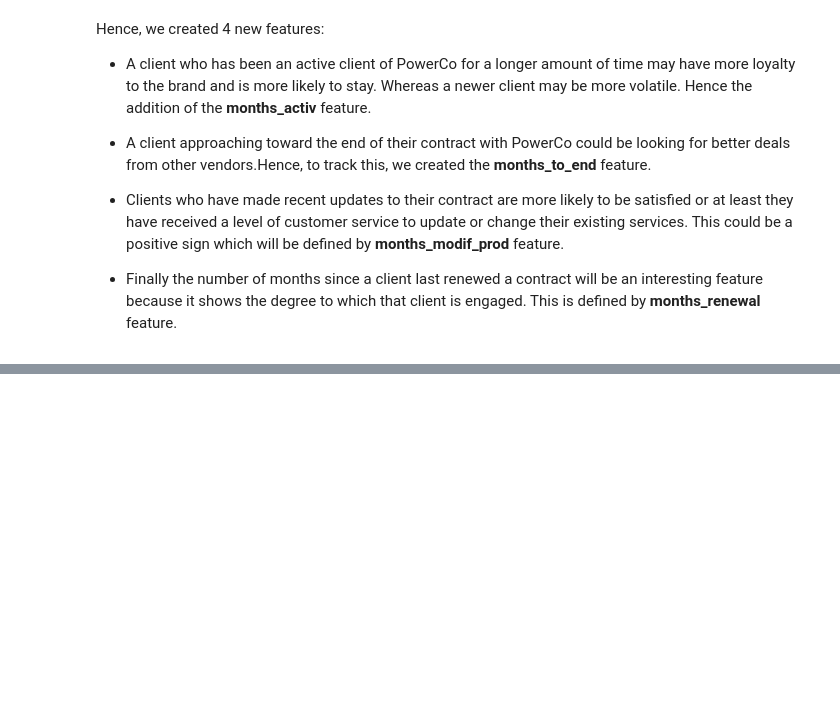
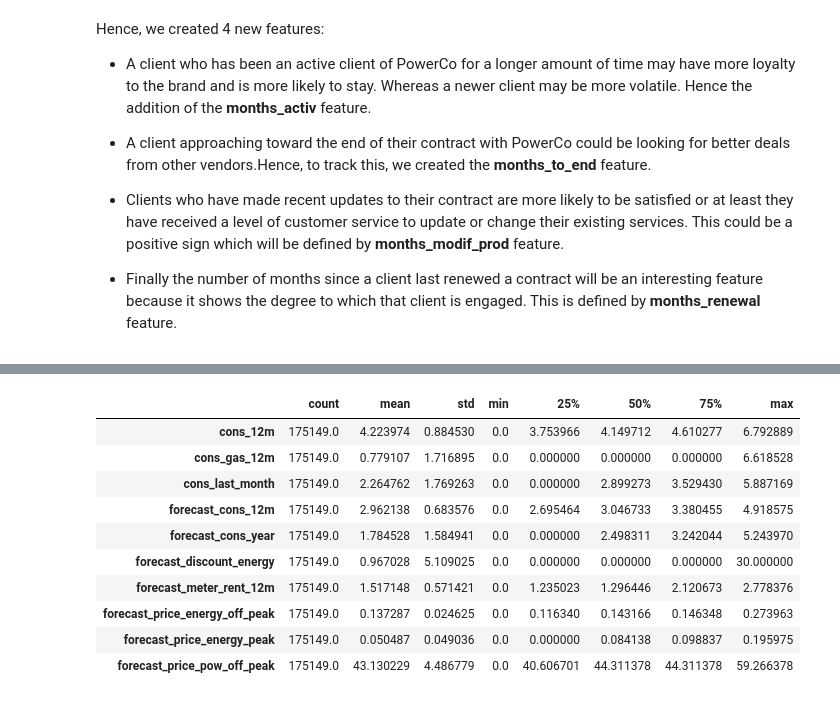
Before and after one commit to rajathAgalkote/BCG_PowerCo_CustomerChurn_Prediction, a Jupyter notebook: Task-03/feature_engineering.ipynb, the cells around one changed output, grey strips where cells are left out. Drawn from its saved outputs; the diff is of its cells as text; code cells hidden in the pictures; blank space fills up the shorter version.

```diff
--- a/Task-03/feature_engineering.ipynb
+++ b/Task-03/feature_engineering.ipynb
@@ -361,0 +491,14 @@ Index(['id', 'price_date', 'price_off_peak_var', 'price_peak_var',
+# %%
+df[skewed].describe().T
+# %% [output]
+|  | count | mean | std | min | 25% | 50% | 75% | max |
+| cons_12m | 175149.0 | 4.223974 | 0.884530 | 0.0 | 3.753966 | 4.149712 | 4.610277 | 6.792889 |
+| cons_gas_12m | 175149.0 | 0.779107 | 1.716895 | 0.0 | 0.000000 | 0.000000 | 0.000000 | 6.618528 |
+| cons_last_month | 175149.0 | 2.264762 | 1.769263 | 0.0 | 0.000000 | 2.899273 | 3.529430 | 5.887169 |
+| forecast_cons_12m | 175149.0 | 2.962138 | 0.683576 | 0.0 | 2.695464 | 3.046733 | 3.380455 | 4.918575 |
+| forecast_cons_year | 175149.0 | 1.784528 | 1.584941 | 0.0 | 0.000000 | 2.498311 | 3.242044 | 5.243970 |
+| forecast_discount_energy | 175149.0 | 0.967028 | 5.109025 | 0.0 | 0.000000 | 0.000000 | 0.000000 | 30.000000 |
+| forecast_meter_rent_12m | 175149.0 | 1.517148 | 0.571421 | 0.0 | 1.235023 | 1.296446 | 2.120673 | 2.778376 |
+| forecast_price_energy_off_peak | 175149.0 | 0.137287 | 0.024625 | 0.0 | 0.116340 | 0.143166 | 0.146348 | 0.273963 |
+| forecast_price_energy_peak | 175149.0 | 0.050487 | 0.049036 | 0.0 | 0.000000 | 0.084138 | 0.098837 | 0.195975 |
+| forecast_price_pow_off_peak | 175149.0 | 43.130229 | 4.486779 | 0.0 | 40.606701 | 44.311378 | 44.311378 | 59.266378 |
```
Also changed, not shown: parts of 53 cells of this notebook.
